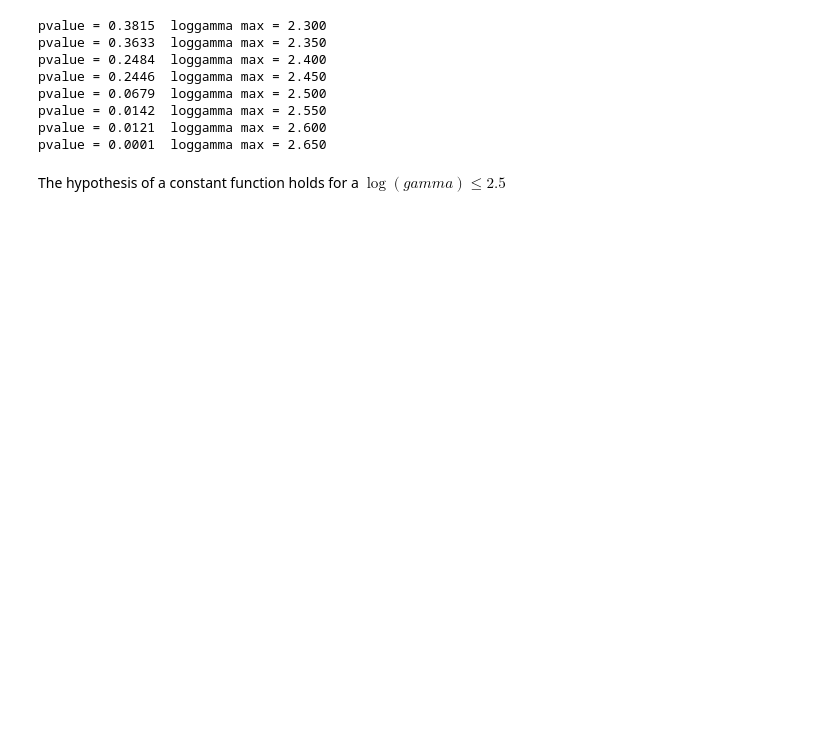
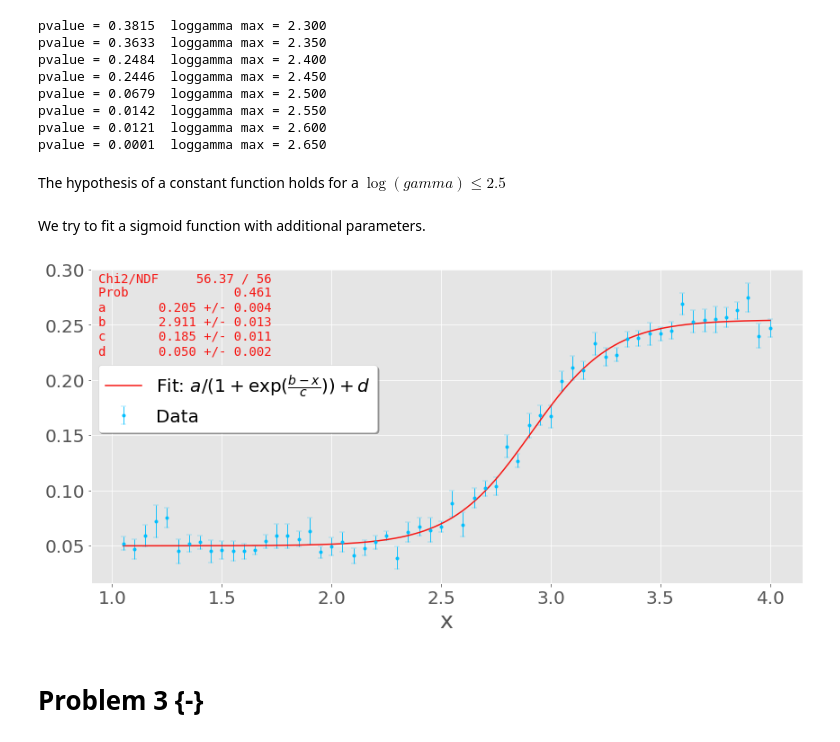
Before and after one commit to Kiril94/AMAS, a Jupyter notebook: Old_exams/Exam2017.ipynb, the cells around one changed output. Cells and saved outputs as stored; diff of their text form; code cells hidden in the pictures; blank space fills up the shorter version.

Commit message:
Exam2017.ipynb problem 3 solved

```diff
--- a/Old_exams/Exam2017.ipynb
+++ b/Old_exams/Exam2017.ipynb
@@ -38,5 +43,0 @@ Data.head(3)
-# %%
-loggamma = Data.iloc[:,0]
-pht = Data.iloc[:,2]
-spht = Data.iloc[:,3]
-fig, ax = vis.nice_plot(loggamma, pht, spht, errorbar=True)
@@ -65,3 +64,23 @@ pvalue = 0.0121  loggamma max = 2.600
 pvalue = 0.0001  loggamma max = 2.650
 # %% [markdown]
 The hypothesis of a constant function holds for a $\log(gamma)\leq2.5$
+# %% [markdown]
+We try to fit a sigmoid function with additional parameters.
+# %%
+#find good starting parameters
+def f_sigmoid(x,a,b,c,d): return a/(1+np.exp(-(x-b)/c)) +d
+xaxis = np.linspace(-10,10,100)
+sigmoid = f_sigmoid(xaxis, .2,  2.8,.3,0.06)
+fig, ax = vis.nice_plot(loggamma, pht, spht, errorbar=True, show_plot=False)
+fig, ax= vis.nice_plot(xaxis, sigmoid, figure = fig, axis = ax)
+#fig
+# %%
+fig, ax, fdict = fits.chi2_fit_func(
+    loggamma, pht, spht, f_sigmoid, [.2,  2.8,.3,0.06],
+    fit_label="Fit: "+r"$a/(1+\exp{(\frac{b-x}{c})})+d$",
+    kwargs = {'figsize':(12,6), 'show_plot':True,
+              'legend_loc':(0.01,.48), 'color_scheme':2})
+# %% [output]
+[figure, added]
+# %% [markdown]
+# Problem 3 {-}
```
Also changed, not shown: parts of 18 cells of this notebook, 2 other files.
